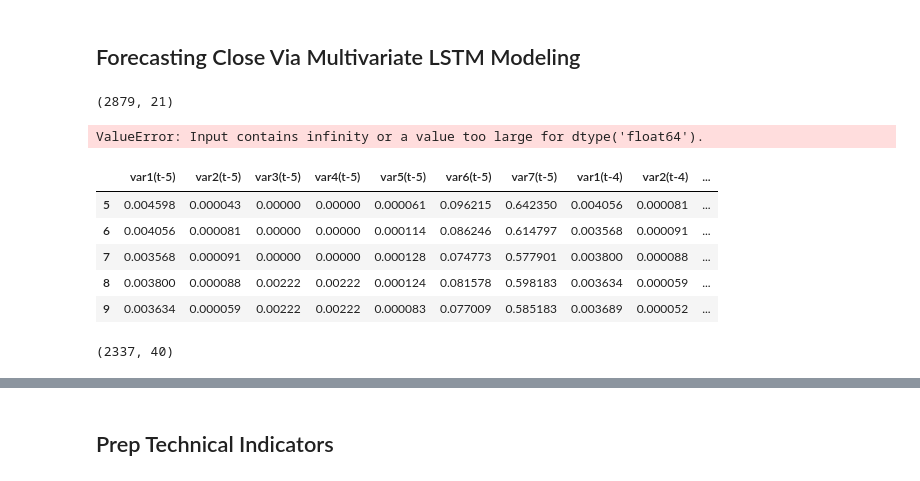
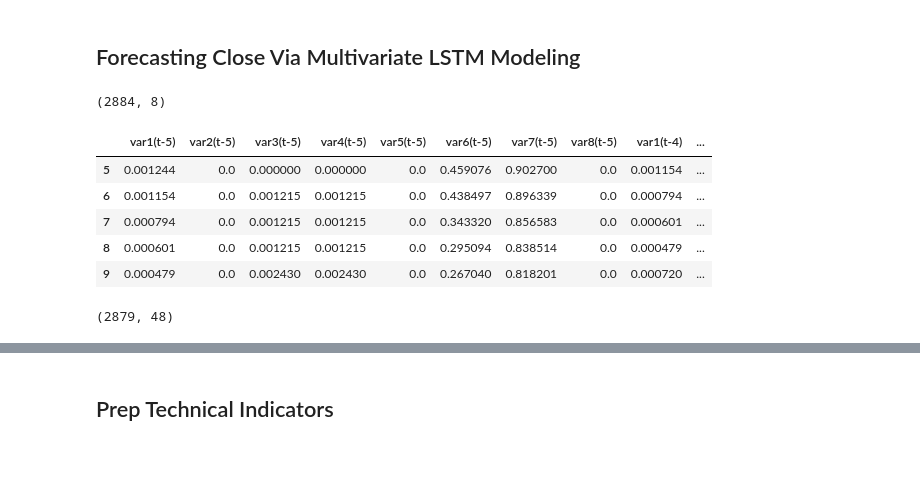
Before and after one commit to bcizek91/crypto_bot_project_2, a Jupyter notebook: BTC_Prep_Model_Master.ipynb, the cells around one changed output, grey strips where cells are left out. Cells and saved outputs as stored; diff of their text form; code cells hidden in the pictures.

```diff
--- a/BTC_Prep_Model_Master.ipynb
+++ b/BTC_Prep_Model_Master.ipynb
@@ -281,34 +275,35 @@ def series_to_supervised(data, n_in=1, n_out=1, dropnan=True):
 	if dropnan:
 		agg.dropna(inplace=True)
 	return agg
+# %%
+btc_master_df = pd.read_csv('btc_master_df.csv')
 # %%
 ###https://machinelearningmastery.com/multivariate-time-series-forecasting-lstms-keras/
 #Load Data, Select Our Features & Target for Modeling
 dataset = btc_master_df
-data = dataset[list(btc_master_df.columns)].copy()
-#data = dataset[['Close','Volume','Circulating Supply','Supply Ratio','Volume Supply Ratio','mvrv_ratio','nupl_ratio']].copy()
+#data = dataset[list(btc_df.columns)].copy()
+data = dataset[['Close','Volume','Circulating Supply','Supply Ratio','Volume Supply Ratio','mvrv_ratio','nupl_ratio','Window Volatility']].copy()
 values = data.values
-values = values.astype('float64')
+values = values.astype('float32')
+values =values[:-1]
 # %%
 values.shape
 # %% [output]
-(2879, 21)
+(2884, 8)
 # %%
 #Scale Data
 scaler = MinMaxScaler(feature_range=(0, 1))
 scaled = scaler.fit_transform(values)
-# %% [output]
-ValueError: Input contains infinity or a value too large for dtype('float64').
 # %%
-reframed = series_to_supervised(scaled, 5, 5)
+reframed = series_to_supervised(scaled, 5, 1)
 reframed.head()
 # %% [output]
-|  | var1(t-5) | var2(t-5) | var3(t-5) | var4(t-5) | var5(t-5) | var6(t-5) | var7(t-5) | var1(t-4) | var2(t-4) | ... |
-| 5 | 0.004598 | 0.000043 | 0.00000 | 0.00000 | 0.000061 | 0.096215 | 0.642350 | 0.004056 | 0.000081 | ... |
-| 6 | 0.004056 | 0.000081 | 0.00000 | 0.00000 | 0.000114 | 0.086246 | 0.614797 | 0.003568 | 0.000091 | ... |
-| 7 | 0.003568 | 0.000091 | 0.00000 | 0.00000 | 0.000128 | 0.074773 | 0.577901 | 0.003800 | 0.000088 | ... |
-| 8 | 0.003800 | 0.000088 | 0.00222 | 0.00222 | 0.000124 | 0.081578 | 0.598183 | 0.003634 | 0.000059 | ... |
-| 9 | 0.003634 | 0.000059 | 0.00222 | 0.00222 | 0.000083 | 0.077009 | 0.585183 | 0.003689 | 0.000052 | ... |
+|  | var1(t-5) | var2(t-5) | var3(t-5) | var4(t-5) | var5(t-5) | var6(t-5) | var7(t-5) | var8(t-5) | var1(t-4) | ... |
+| 5 | 0.001244 | 0.0 | 0.000000 | 0.000000 | 0.0 | 0.459076 | 0.902700 | 0.0 | 0.001154 | ... |
+| 6 | 0.001154 | 0.0 | 0.001215 | 0.001215 | 0.0 | 0.438497 | 0.896339 | 0.0 | 0.000794 | ... |
+| 7 | 0.000794 | 0.0 | 0.001215 | 0.001215 | 0.0 | 0.343320 | 0.856583 | 0.0 | 0.000601 | ... |
+| 8 | 0.000601 | 0.0 | 0.001215 | 0.001215 | 0.0 | 0.295094 | 0.838514 | 0.0 | 0.000479 | ... |
+| 9 | 0.000479 | 0.0 | 0.002430 | 0.002430 | 0.0 | 0.267040 | 0.818201 | 0.0 | 0.000720 | ... |
 # %%
 #reframed.drop(reframed.columns[list], axis=1, inplace=True) #4,8,12,16,20
 # %%
@@ -322,5 +317,5 @@ reframed_values = reframed.values
 # %%
 reframed_values.shape
 # %% [output]
-(2337, 40)
+(2879, 48)
 # %%
```
Also changed, not shown: parts of 15 cells of this notebook, 2 other files.
